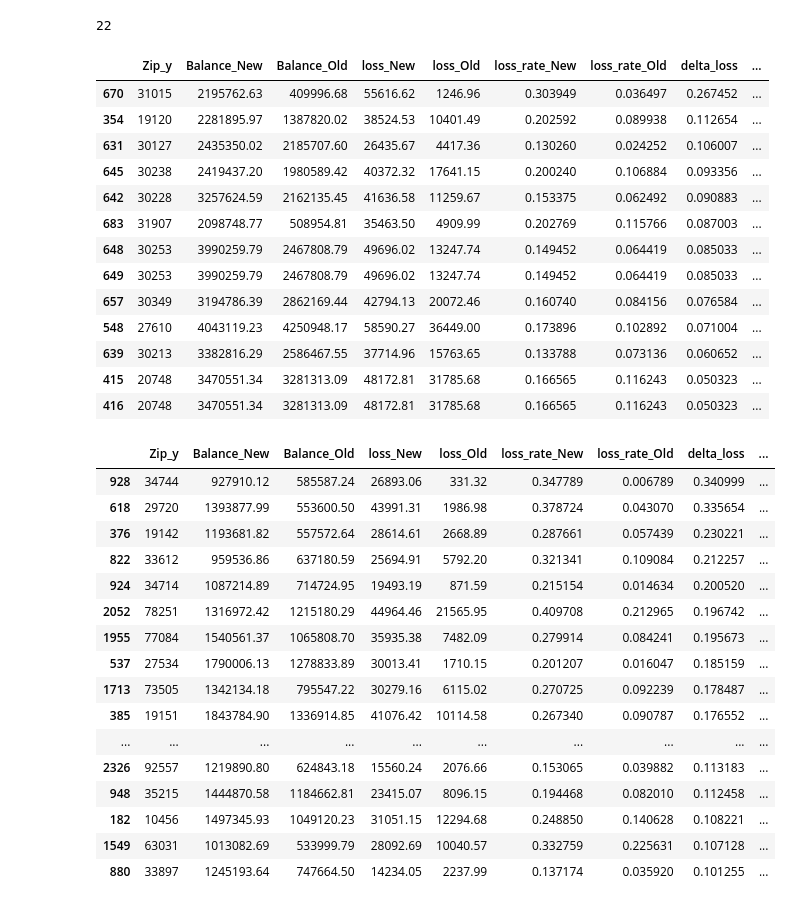
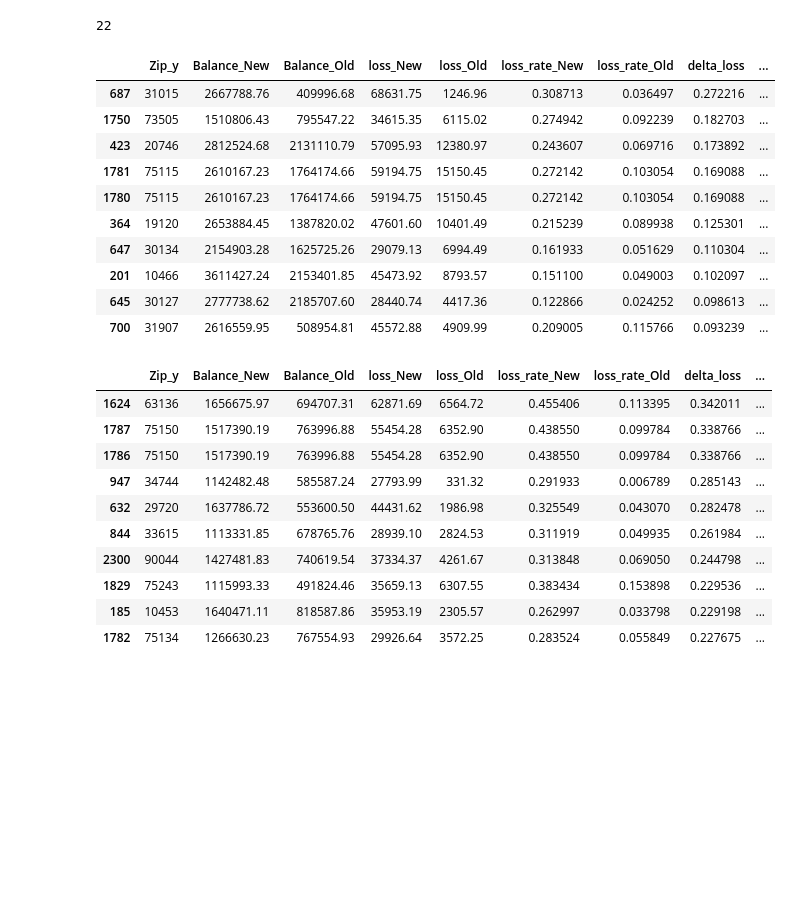
Before and after one commit to XuetingS/PP, a Jupyter notebook: src/Risk Break Down.ipynb, the cells around one changed output. Cells and saved outputs as stored; diff of their text form; code cells hidden in the pictures; blank space fills up the shorter version.

```diff
--- a/src/Risk Break Down.ipynb
+++ b/src/Risk Break Down.ipynb
@@ -1462,0 +1412,6 @@ CITY[(CITY['Size']=='Small City')&(CITY['delta_loss']>0.04)&(CITY['Pop_New']>100
+# %%
+CITY['Expected New Loss $'] = CITY['Balance_New'] * CITY['loss_rate_Old'] / 12
+CITY['Actual New Loss $'] = CITY['loss_New']
+CITY['Marginal Loss Dollars'] = CITY['Actual New Loss $'] - CITY['Expected New Loss $']
+CITY['Balance_share_New'] = CITY['Balance_New']/CITY['Balance_New'].sum()
+CITY['Contribution to Risk Worsening'] = CITY['Marginal Loss Dollars']/CITY['Marginal Loss Dollars'].sum()
@@ -1525,6 +1506,8 @@ CITY[CITY['Size'] == 'Middle City'].sort_values('delta_loss', ascending=False).h
 ### Geographic - Zipcode
 # %%
 df_zip = df[df['City_y'].isin(citys)]
+# %%
+df_zip['Zip_y'] = df_zip['Zip_y'].astype(int)
 # %%
 pop = df_zip.pivot_table(values='Unique_Customer_ID', index='Zip_y', columns='Flag', aggfunc='nunique').rename_axis(
     None, axis=1).reset_index()
@@ -1553,6 +1536,12 @@ Zip['delta_loss'] = Zip['loss_rate_New'] - Zip['loss_rate_Old']
 Zip = Zip.merge(pop, how='left',on='Zip_y')
 zip_city_map = df_zip[['Zip_y','City_y']].drop_duplicates(keep='first')
 Zip = Zip.merge(zip_city_map,on='Zip_y',how='left')
+# %%
+Zip['Expected New Loss $'] = Zip['Balance_New'] * Zip['loss_rate_Old'] / 12
+Zip['Actual New Loss $'] = Zip['loss_New']
+Zip['Marginal Loss Dollars'] = Zip['Actual New Loss $'] - Zip['Expected New Loss $']
+Zip['Balance_share_New'] = Zip['Balance_New']/Zip['Balance_New'].sum()
+Zip['Contribution to Risk Worsening'] = Zip['Marginal Loss Dollars']/Zip['Marginal Loss Dollars'].sum()
 # %%
 # Zip[(Zip['Pop_New']>100)&(Zip['delta_loss']>0.04)].sort_values('delta_loss',ascending=False)
 # %%
@@ -1615,40 +1604,31 @@ def zip_size(x):
 # %%
 Zip['Size'] = Zip.apply(lambda x: zip_size(x),axis=1)
 # %%
-Zip[(Zip['Size']=='Big Zip')&(Zip['delta_loss']>0.05)].sort_values('delta_loss',ascending=False)
+Zip[(Zip['Size']=='Big Zip')&(Zip['delta_loss']>0.05)].sort_values('delta_loss',ascending=False).head(10)
 # %% [output]
 |  | Zip_y | Balance_New | Balance_Old | loss_New | loss_Old | loss_rate_New | loss_rate_Old | delta_loss | ... |
-| 670 | 31015 | 2195762.63 | 409996.68 | 55616.62 | 1246.96 | 0.303949 | 0.036497 | 0.267452 | ... |
-| 354 | 19120 | 2281895.97 | 1387820.02 | 38524.53 | 10401.49 | 0.202592 | 0.089938 | 0.112654 | ... |
-| 631 | 30127 | 2435350.02 | 2185707.60 | 26435.67 | 4417.36 | 0.130260 | 0.024252 | 0.106007 | ... |
-| 645 | 30238 | 2419437.20 | 1980589.42 | 40372.32 | 17641.15 | 0.200240 | 0.106884 | 0.093356 | ... |
-| 642 | 30228 | 3257624.59 | 2162135.45 | 41636.58 | 11259.67 | 0.153375 | 0.062492 | 0.090883 | ... |
-| 683 | 31907 | 2098748.77 | 508954.81 | 35463.50 | 4909.99 | 0.202769 | 0.115766 | 0.087003 | ... |
-| 648 | 30253 | 3990259.79 | 2467808.79 | 49696.02 | 13247.74 | 0.149452 | 0.064419 | 0.085033 | ... |
-| 649 | 30253 | 3990259.79 | 2467808.79 | 49696.02 | 13247.74 | 0.149452 | 0.064419 | 0.085033 | ... |
-| 657 | 30349 | 3194786.39 | 2862169.44 | 42794.13 | 20072.46 | 0.160740 | 0.084156 | 0.076584 | ... |
-| 548 | 27610 | 4043119.23 | 4250948.17 | 58590.27 | 36449.00 | 0.173896 | 0.102892 | 0.071004 | ... |
-| 639 | 30213 | 3382816.29 | 2586467.55 | 37714.96 | 15763.65 | 0.133788 | 0.073136 | 0.060652 | ... |
-| 415 | 20748 | 3470551.34 | 3281313.09 | 48172.81 | 31785.68 | 0.166565 | 0.116243 | 0.050323 | ... |
-| 416 | 20748 | 3470551.34 | 3281313.09 | 48172.81 | 31785.68 | 0.166565 | 0.116243 | 0.050323 | ... |
+| 687 | 31015 | 2667788.76 | 409996.68 | 68631.75 | 1246.96 | 0.308713 | 0.036497 | 0.272216 | ... |
+| 1750 | 73505 | 1510806.43 | 795547.22 | 34615.35 | 6115.02 | 0.274942 | 0.092239 | 0.182703 | ... |
+| 423 | 20746 | 2812524.68 | 2131110.79 | 57095.93 | 12380.97 | 0.243607 | 0.069716 | 0.173892 | ... |
+| 1781 | 75115 | 2610167.23 | 1764174.66 | 59194.75 | 15150.45 | 0.272142 | 0.103054 | 0.169088 | ... |
+| 1780 | 75115 | 2610167.23 | 1764174.66 | 59194.75 | 15150.45 | 0.272142 | 0.103054 | 0.169088 | ... |
+| 364 | 19120 | 2653884.45 | 1387820.02 | 47601.60 | 10401.49 | 0.215239 | 0.089938 | 0.125301 | ... |
+| 647 | 30134 | 2154903.28 | 1625725.26 | 29079.13 | 6994.49 | 0.161933 | 0.051629 | 0.110304 | ... |
+| 201 | 10466 | 3611427.24 | 2153401.85 | 45473.92 | 8793.57 | 0.151100 | 0.049003 | 0.102097 | ... |
+| 645 | 30127 | 2777738.62 | 2185707.60 | 28440.74 | 4417.36 | 0.122866 | 0.024252 | 0.098613 | ... |
+| 700 | 31907 | 2616559.95 | 508954.81 | 45572.88 | 4909.99 | 0.209005 | 0.115766 | 0.093239 | ... |
 # %%
-Zip[(Zip['Size']=='Middle Zip')&(Zip['delta_loss']>0.1)].sort_values('delta_loss',ascending=False)
+Zip[(Zip['Size']=='Middle Zip')&(Zip['delta_loss']>0.1)].sort_values('delta_loss',ascending=False).head(10)
 # %% [output]
 |  | Zip_y | Balance_New | Balance_Old | loss_New | loss_Old | loss_rate_New | loss_rate_Old | delta_loss | ... |
-| 928 | 34744 | 927910.12 | 585587.24 | 26893.06 | 331.32 | 0.347789 | 0.006789 | 0.340999 | ... |
-| 618 | 29720 | 1393877.99 | 553600.50 | 43991.31 | 1986.98 | 0.378724 | 0.043070 | 0.335654 | ... |
-| 376 | 19142 | 1193681.82 | 557572.64 | 28614.61 | 2668.89 | 0.287661 | 0.057439 | 0.230221 | ... |
-| 822 | 33612 | 959536.86 | 637180.59 | 25694.91 | 5792.20 | 0.321341 | 0.109084 | 0.212257 | ... |
-| 924 | 34714 | 1087214.89 | 714724.95 | 19493.19 | 871.59 | 0.215154 | 0.014634 | 0.200520 | ... |
-| 2052 | 78251 | 1316972.42 | 1215180.29 | 44964.46 | 21565.95 | 0.409708 | 0.212965 | 0.196742 | ... |
-| 1955 | 77084 | 1540561.37 | 1065808.70 | 35935.38 | 7482.09 | 0.279914 | 0.084241 | 0.195673 | ... |
-| 537 | 27534 | 1790006.13 | 1278833.89 | 30013.41 | 1710.15 | 0.201207 | 0.016047 | 0.185159 | ... |
-| 1713 | 73505 | 1342134.18 | 795547.22 | 30279.16 | 6115.02 | 0.270725 | 0.092239 | 0.178487 | ... |
-| 385 | 19151 | 1843784.90 | 1336914.85 | 41076.42 | 10114.58 | 0.267340 | 0.090787 | 0.176552 | ... |
-| ... | ... | ... | ... | ... | ... | ... | ... | ... | ... |
-| 2326 | 92557 | 1219890.80 | 624843.18 | 15560.24 | 2076.66 | 0.153065 | 0.039882 | 0.113183 | ... |
-| 948 | 35215 | 1444870.58 | 1184662.81 | 23415.07 | 8096.15 | 0.194468 | 0.082010 | 0.112458 | ... |
-| 182 | 10456 | 1497345.93 | 1049120.23 | 31051.15 | 12294.68 | 0.248850 | 0.140628 | 0.108221 | ... |
-| 1549 | 63031 | 1013082.69 | 533999.79 | 28092.69 | 10040.57 | 0.332759 | 0.225631 | 0.107128 | ... |
-| 880 | 33897 | 1245193.64 | 747664.50 | 14234.05 | 2237.99 | 0.137174 | 0.035920 | 0.101255 | ... |
+| 1624 | 63136 | 1656675.97 | 694707.31 | 62871.69 | 6564.72 | 0.455406 | 0.113395 | 0.342011 | ... |
+| 1787 | 75150 | 1517390.19 | 763996.88 | 55454.28 | 6352.90 | 0.438550 | 0.099784 | 0.338766 | ... |
+| 1786 | 75150 | 1517390.19 | 763996.88 | 55454.28 | 6352.90 | 0.438550 | 0.099784 | 0.338766 | ... |
+| 947 | 34744 | 1142482.48 | 585587.24 | 27793.99 | 331.32 | 0.291933 | 0.006789 | 0.285143 | ... |
+| 632 | 29720 | 1637786.72 | 553600.50 | 44431.62 | 1986.98 | 0.325549 | 0.043070 | 0.282478 | ... |
+| 844 | 33615 | 1113331.85 | 678765.76 | 28939.10 | 2824.53 | 0.311919 | 0.049935 | 0.261984 | ... |
+| 2300 | 90044 | 1427481.83 | 740619.54 | 37334.37 | 4261.67 | 0.313848 | 0.069050 | 0.244798 | ... |
+| 1829 | 75243 | 1115993.33 | 491824.46 | 35659.13 | 6307.55 | 0.383434 | 0.153898 | 0.229536 | ... |
+| 185 | 10453 | 1640471.11 | 818587.86 | 35953.19 | 2305.57 | 0.262997 | 0.033798 | 0.229198 | ... |
+| 1782 | 75134 | 1266630.23 | 767554.93 | 29926.64 | 3572.25 | 0.283524 | 0.055849 | 0.227675 | ... |
 # %%
```
Also changed, not shown: parts of 57 cells of this notebook.
